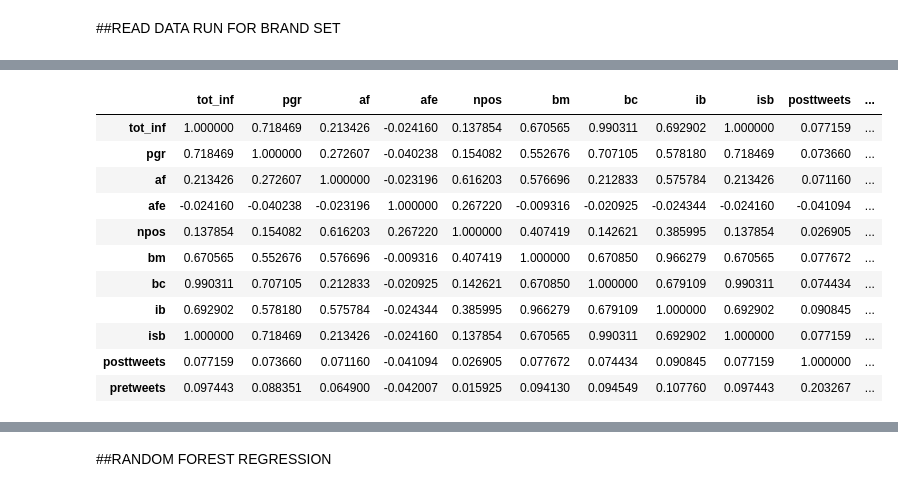
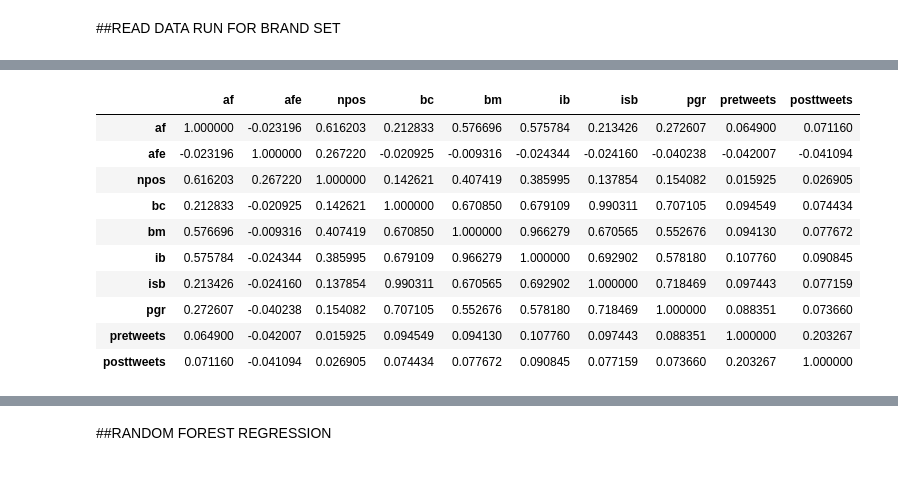
Before and after one commit to prayap/nithyara-prayap, a Jupyter notebook: models.ipynb, the cells around one changed output, grey strips where cells are left out. Cells and saved outputs as stored; diff of their text form; code cells hidden in the pictures.

```diff
--- a/models.ipynb
+++ b/models.ipynb
@@ -68,2 +68,0 @@ sns.pairplot(brandmodeldf)
-# %%
-brandmodeldf.rename(columns={'Followers':'af','Followees':'afe','Posts':'npos'},inplace=True)
@@ -123,19 +158,18 @@ Deprecated in NumPy 1.20; for more details and guidance: https://numpy.org/devdo
 # %%
-corr=brandmodeldf.corr(method='spearman')
+corr=brandmodeldf[['af','afe','npos','bc','bm','ib','isb','pgr','pretweets','posttweets']].corr(method='spearman')
 corr
 # %% [output]
-|  | tot_inf | pgr | af | afe | npos | bm | bc | ib | isb | posttweets | ... |
-| tot_inf | 1.000000 | 0.718469 | 0.213426 | -0.024160 | 0.137854 | 0.670565 | 0.990311 | 0.692902 | 1.000000 | 0.077159 | ... |
-| pgr | 0.718469 | 1.000000 | 0.272607 | -0.040238 | 0.154082 | 0.552676 | 0.707105 | 0.578180 | 0.718469 | 0.073660 | ... |
-| af | 0.213426 | 0.272607 | 1.000000 | -0.023196 | 0.616203 | 0.576696 | 0.212833 | 0.575784 | 0.213426 | 0.071160 | ... |
-| afe | -0.024160 | -0.040238 | -0.023196 | 1.000000 | 0.267220 | -0.009316 | -0.020925 | -0.024344 | -0.024160 | -0.041094 | ... |
-| npos | 0.137854 | 0.154082 | 0.616203 | 0.267220 | 1.000000 | 0.407419 | 0.142621 | 0.385995 | 0.137854 | 0.026905 | ... |
-| bm | 0.670565 | 0.552676 | 0.576696 | -0.009316 | 0.407419 | 1.000000 | 0.670850 | 0.966279 | 0.670565 | 0.077672 | ... |
-| bc | 0.990311 | 0.707105 | 0.212833 | -0.020925 | 0.142621 | 0.670850 | 1.000000 | 0.679109 | 0.990311 | 0.074434 | ... |
-| ib | 0.692902 | 0.578180 | 0.575784 | -0.024344 | 0.385995 | 0.966279 | 0.679109 | 1.000000 | 0.692902 | 0.090845 | ... |
-| isb | 1.000000 | 0.718469 | 0.213426 | -0.024160 | 0.137854 | 0.670565 | 0.990311 | 0.692902 | 1.000000 | 0.077159 | ... |
-| posttweets | 0.077159 | 0.073660 | 0.071160 | -0.041094 | 0.026905 | 0.077672 | 0.074434 | 0.090845 | 0.077159 | 1.000000 | ... |
-| pretweets | 0.097443 | 0.088351 | 0.064900 | -0.042007 | 0.015925 | 0.094130 | 0.094549 | 0.107760 | 0.097443 | 0.203267 | ... |
+|  | af | afe | npos | bc | bm | ib | isb | pgr | pretweets | posttweets |
+| af | 1.000000 | -0.023196 | 0.616203 | 0.212833 | 0.576696 | 0.575784 | 0.213426 | 0.272607 | 0.064900 | 0.071160 |
+| afe | -0.023196 | 1.000000 | 0.267220 | -0.020925 | -0.009316 | -0.024344 | -0.024160 | -0.040238 | -0.042007 | -0.041094 |
+| npos | 0.616203 | 0.267220 | 1.000000 | 0.142621 | 0.407419 | 0.385995 | 0.137854 | 0.154082 | 0.015925 | 0.026905 |
+| bc | 0.212833 | -0.020925 | 0.142621 | 1.000000 | 0.670850 | 0.679109 | 0.990311 | 0.707105 | 0.094549 | 0.074434 |
+| bm | 0.576696 | -0.009316 | 0.407419 | 0.670850 | 1.000000 | 0.966279 | 0.670565 | 0.552676 | 0.094130 | 0.077672 |
+| ib | 0.575784 | -0.024344 | 0.385995 | 0.679109 | 0.966279 | 1.000000 | 0.692902 | 0.578180 | 0.107760 | 0.090845 |
+| isb | 0.213426 | -0.024160 | 0.137854 | 0.990311 | 0.670565 | 0.692902 | 1.000000 | 0.718469 | 0.097443 | 0.077159 |
+| pgr | 0.272607 | -0.040238 | 0.154082 | 0.707105 | 0.552676 | 0.578180 | 0.718469 | 1.000000 | 0.088351 | 0.073660 |
+| pretweets | 0.064900 | -0.042007 | 0.015925 | 0.094549 | 0.094130 | 0.107760 | 0.097443 | 0.088351 | 1.000000 | 0.203267 |
+| posttweets | 0.071160 | -0.041094 | 0.026905 | 0.074434 | 0.077672 | 0.090845 | 0.077159 | 0.073660 | 0.203267 | 1.000000 |
 # %%
 import seaborn as sns
 # Generate a mask for the upper triangle
```
Also changed, not shown: parts of 23 cells of this notebook, 1 other file.
